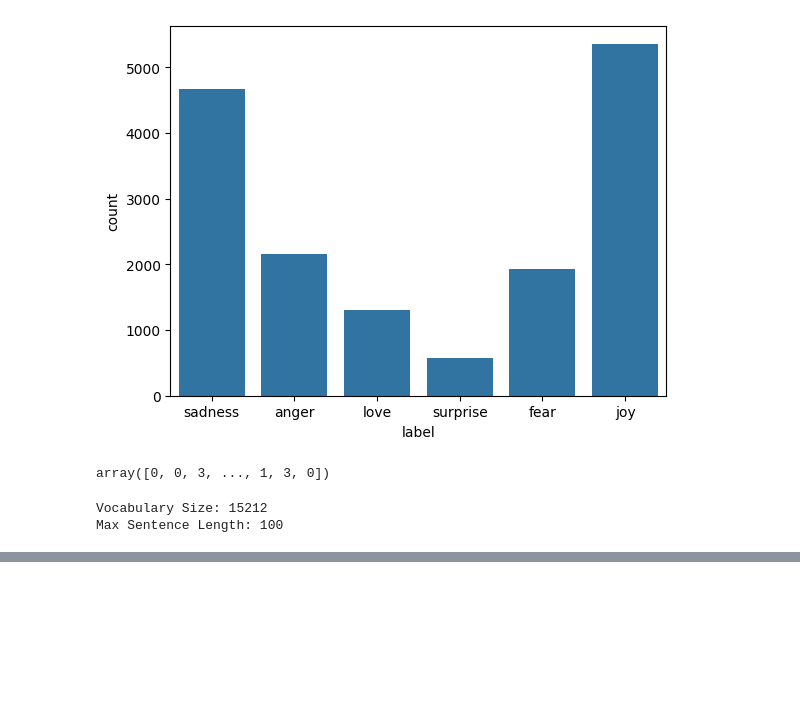
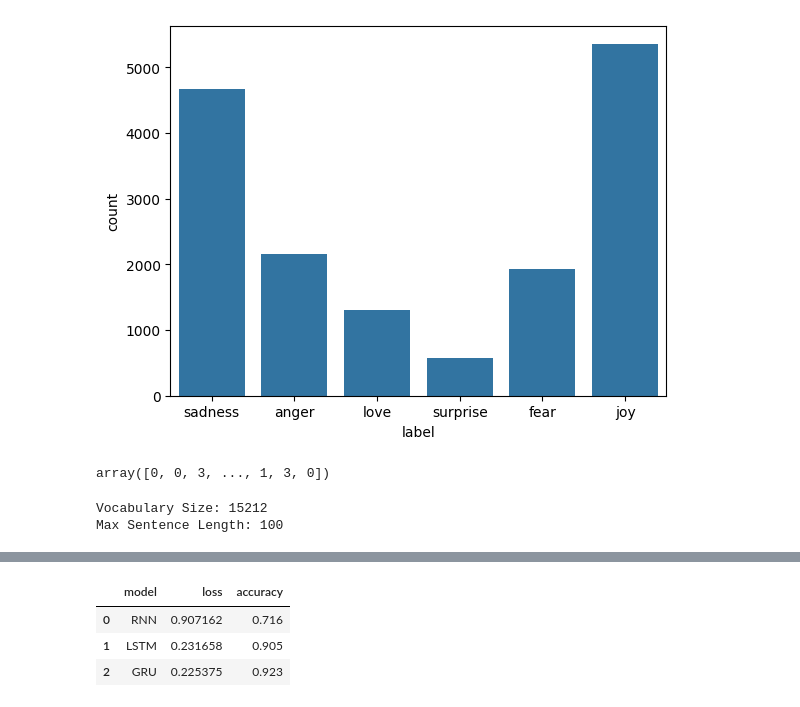
Before and after one commit to Naveen-gale/DATA-SCENS-LEARNING, a Jupyter notebook: emotionanalyses.ipynb, the cells around one changed output, grey strips where cells are left out. Drawn from its saved outputs; the diff is of its cells as text; code cells hidden in the pictures; blank space fills up the shorter version.

```diff
--- a/emotionanalyses.ipynb
+++ b/emotionanalyses.ipynb
@@ -134,0 +308,7 @@ Max Sentence Length: 100
+# %%
+best_model
+# %% [output]
+|  | model | loss | accuracy |
+| 0 | RNN | 0.907162 | 0.716 |
+| 1 | LSTM | 0.231658 | 0.905 |
+| 2 | GRU | 0.225375 | 0.923 |
```
Also changed, not shown: parts of 15 cells of this notebook.
